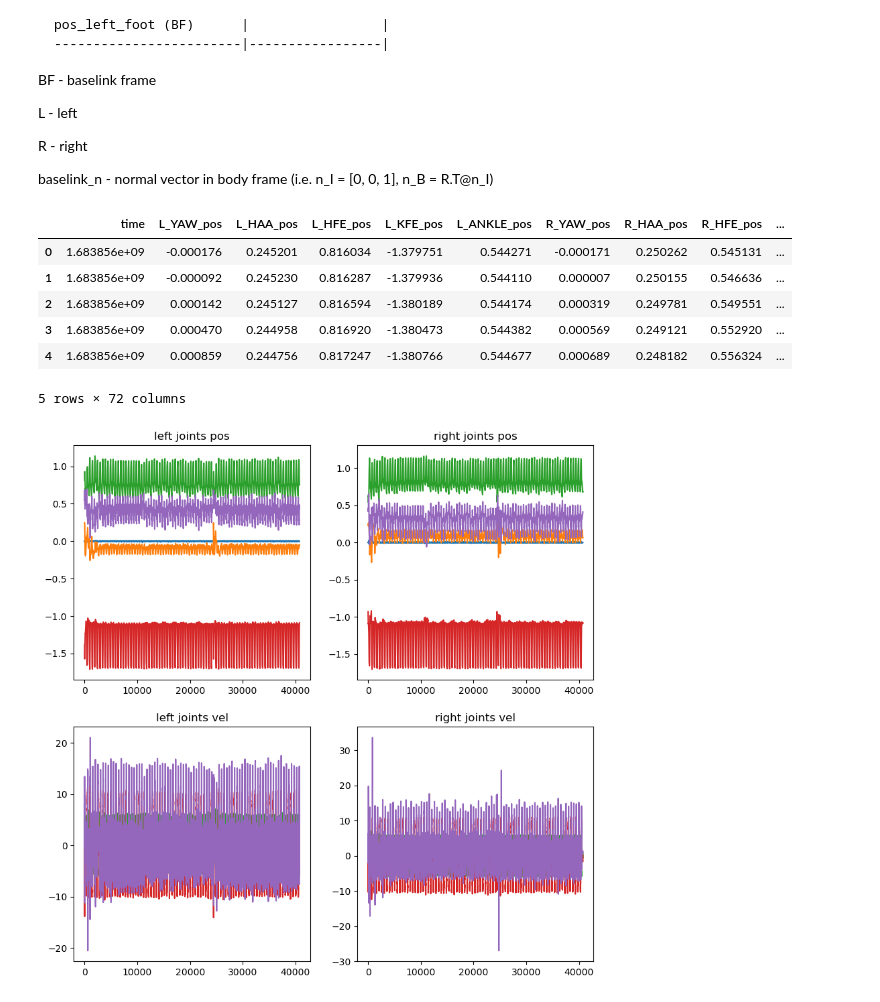
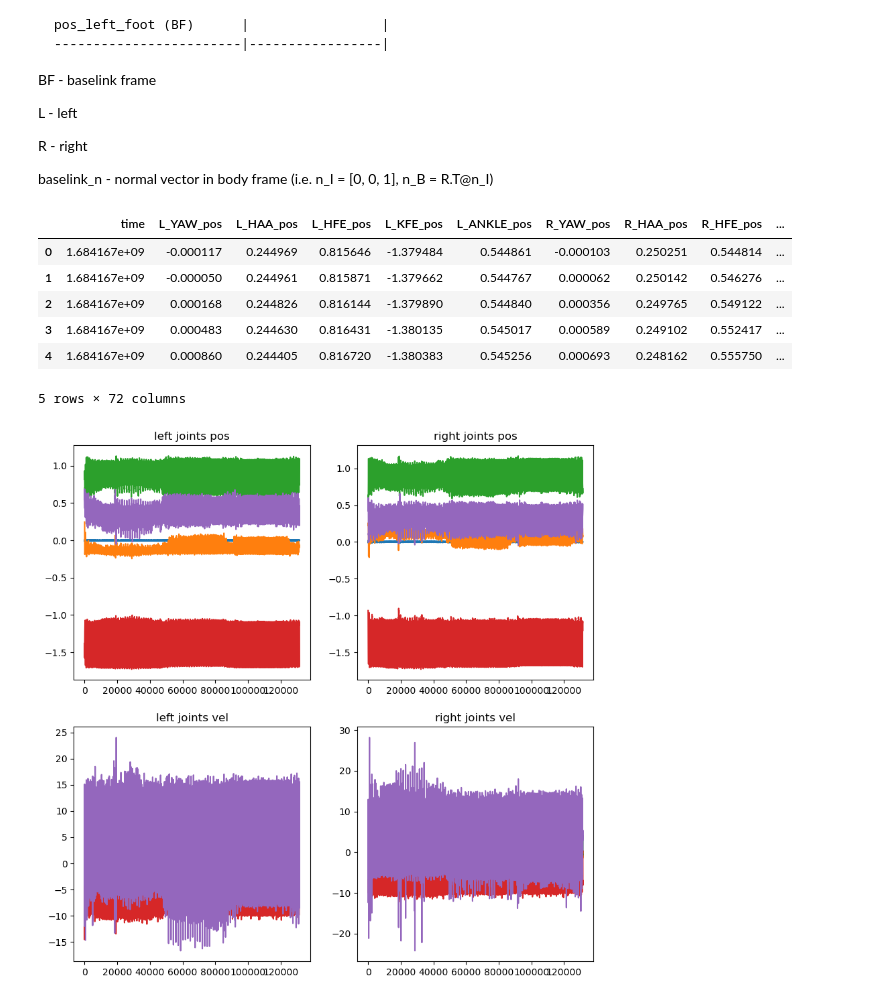
Before and after one commit to Stapelzeiger/biped, a Jupyter notebook: sim_mujoco/sim_mujoco/data/data_analysis.ipynb, the cells around one changed output. Saved outputs shown, nothing was run; the diff lists cells and outputs as text; code cells hidden in the pictures.

```diff
--- a/sim_mujoco/sim_mujoco/data/data_analysis.ipynb
+++ b/sim_mujoco/sim_mujoco/data/data_analysis.ipynb
@@ -35,17 +35,18 @@ R - right
 baselink_n - normal vector in body frame (i.e. n_I = [0, 0, 1], n_B = R.T@n_I)
 # %%
 import pandas as pd
+import numpy as np
 import matplotlib.pyplot as plt
 
-dataset = pd.read_csv('dataset.csv')
+dataset = pd.read_csv('dataset_forward_sideways.csv')
 dataset.head()
 # %% [output]
 |  | time | L_YAW_pos | L_HAA_pos | L_HFE_pos | L_KFE_pos | L_ANKLE_pos | R_YAW_pos | R_HAA_pos | R_HFE_pos | ... |
-| 0 | 1.683856e+09 | -0.000176 | 0.245201 | 0.816034 | -1.379751 | 0.544271 | -0.000171 | 0.250262 | 0.545131 | ... |
-| 1 | 1.683856e+09 | -0.000092 | 0.245230 | 0.816287 | -1.379936 | 0.544110 | 0.000007 | 0.250155 | 0.546636 | ... |
-| 2 | 1.683856e+09 | 0.000142 | 0.245127 | 0.816594 | -1.380189 | 0.544174 | 0.000319 | 0.249781 | 0.549551 | ... |
-| 3 | 1.683856e+09 | 0.000470 | 0.244958 | 0.816920 | -1.380473 | 0.544382 | 0.000569 | 0.249121 | 0.552920 | ... |
-| 4 | 1.683856e+09 | 0.000859 | 0.244756 | 0.817247 | -1.380766 | 0.544677 | 0.000689 | 0.248182 | 0.556324 | ... |
+| 0 | 1.684167e+09 | -0.000117 | 0.244969 | 0.815646 | -1.379484 | 0.544861 | -0.000103 | 0.250251 | 0.544814 | ... |
+| 1 | 1.684167e+09 | -0.000050 | 0.244961 | 0.815871 | -1.379662 | 0.544767 | 0.000062 | 0.250142 | 0.546276 | ... |
+| 2 | 1.684167e+09 | 0.000168 | 0.244826 | 0.816144 | -1.379890 | 0.544840 | 0.000356 | 0.249765 | 0.549122 | ... |
+| 3 | 1.684167e+09 | 0.000483 | 0.244630 | 0.816431 | -1.380135 | 0.545017 | 0.000589 | 0.249102 | 0.552417 | ... |
+| 4 | 1.684167e+09 | 0.000860 | 0.244405 | 0.816720 | -1.380383 | 0.545256 | 0.000693 | 0.248162 | 0.555750 | ... |
 5 rows × 72 columns
 # %%
 # plot all the joints
@@ -66,7 +67,7 @@ for joint_name in list_joints_names:
 
 # print(len(dataset['L_'+ joint_name + '_pos']))
 # %% [output]
-[figure, old version]
+[figure, new version]
 # %%
 
 plt.plot(dataset['vel_x_BF'], label='x')
```
Also changed, not shown: parts of 5 cells of this notebook, 6 other files.
